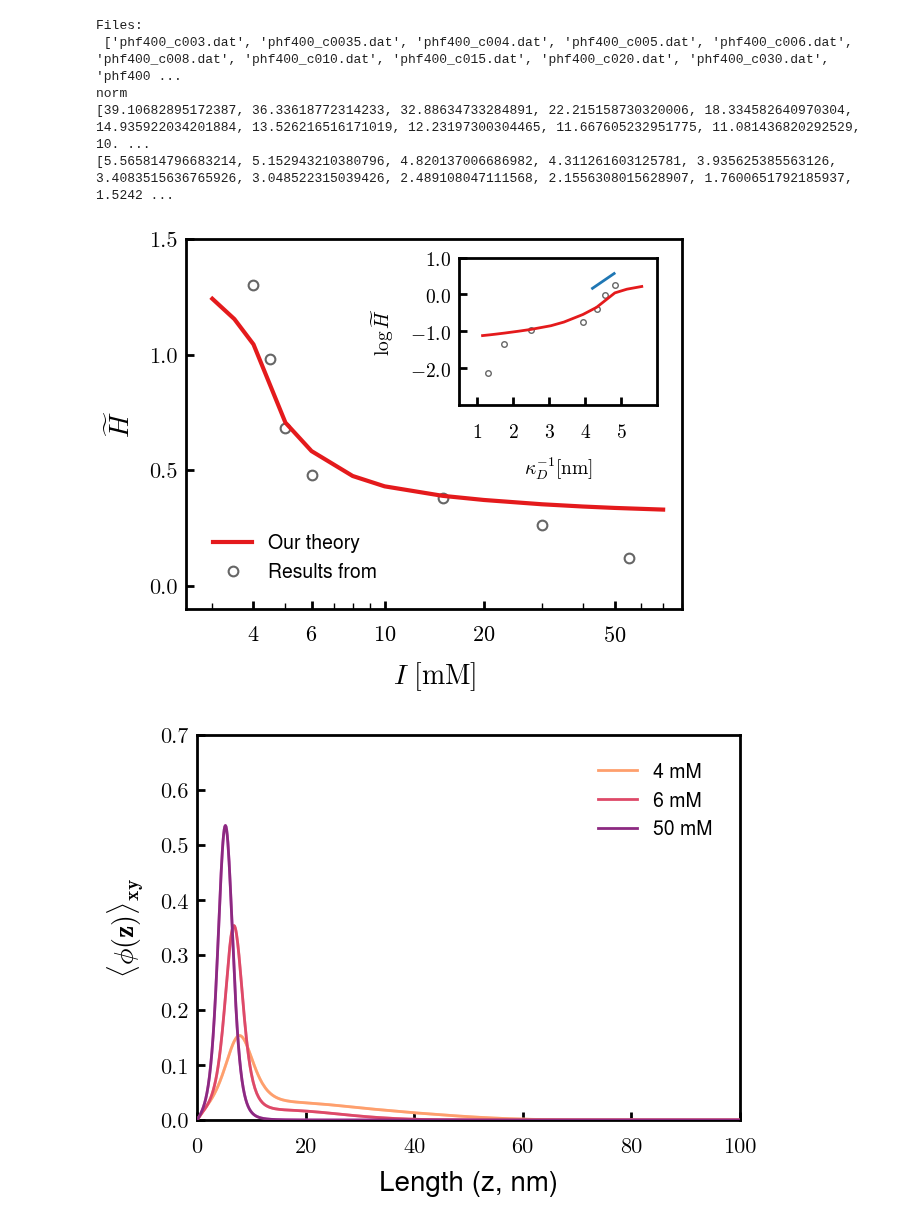
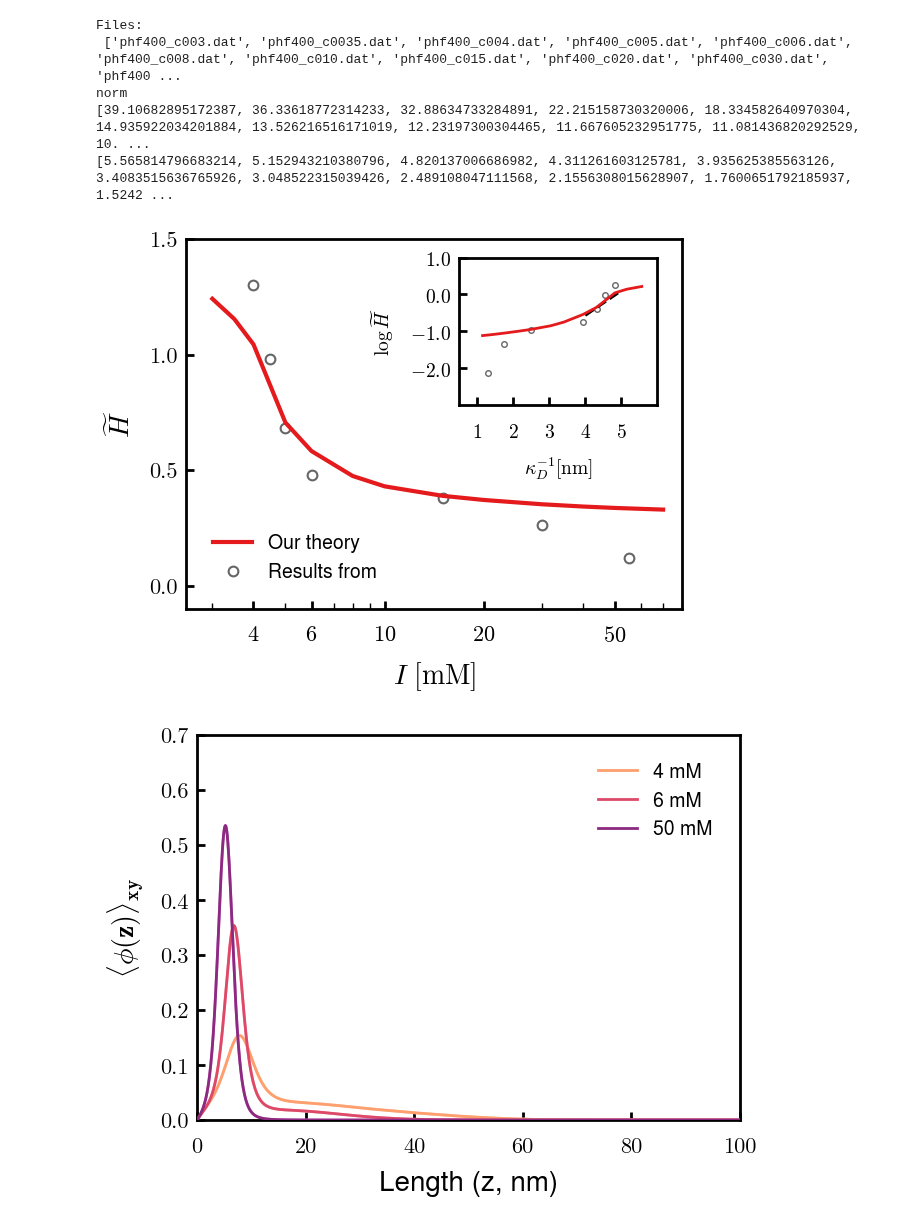
Before and after one commit to tyokokur/utilities, a Jupyter notebook: python/nfh_vis.ipynb, the cells around one changed output. Drawn from its saved outputs; the diff is of its cells as text; code cells hidden in the pictures.

```diff
--- a/python/nfh_vis.ipynb
+++ b/python/nfh_vis.ipynb
@@ -98,9 +98,9 @@ axins.plot(xDeb, ylog, 'o', c=tjy.lighten_color('k', 0.60), mew=1.0, ms=4, marke
 # ax.set_ylim(0.1, 1.5)
 # ax.set_yticks([0.1, 0.2, 0.5, 1.0, 1.5])
 
-ag_x = np.array([4.2, 4.8])
-ag_y = 2/3 * (ag_x - 3.5) - 0.3
-axins.plot(ag_x, ag_y)
+ag_x = np.array([4., 5.0])
+ag_y = 2/3 * (ag_x - 3.5) - 0.9
+axins.plot(ag_x, ag_y, 'k--')
 axins.set_xticks([1, 2, 3, 4, 5])
 axins.set_xlim(0.5, 6.0)
 axins.set_yticks([-2, -1, 0, 1])
@@ -110,34 +110,34 @@ axins.set_ylabel(r'$\log\widetilde{H}$', fontsize=14)
 axins.set_xlabel(r'$\mathbf{\kappa}_D^{-1} [\mathrm{nm}]$', fontsize=14)
 ax.legend(loc=3)
 
 ax.set_xscale('log')
 ax.set_xlim(2.5, 80)
 ax.set_xticks([4, 6, 10, 20, 50])
 
 ax.set_ylim(-0.1, 1.5)
 ax.set_yticks([0.0, 0.5, 1.0, 1.5])
 ax.set_ylabel(r'$\widetilde{H}$')
 ax.set_xlabel(r'$I\ [\mathrm{mM}]$')
 
 class xScalarFormatterClass(ticker.ScalarFormatter):
     def _set_format(self):
         self.format = "$%d$" # New precision
 class yScalarFormatterClass(ticker.ScalarFormatter):
     def _set_format(self):
         self.format = "$%.1f$" # New precision
 axins.xaxis.set_major_formatter(xScalarFormatterClass(useMathText=True))
 ax.xaxis.set_major_formatter(xScalarFormatterClass(useMathText=True))
 axins.yaxis.set_major_formatter(yScalarFormatterClass(useMathText=True))
 axins.xaxis.set_tick_params(labelsize=14)
 axins.yaxis.set_tick_params(labelsize=14)
 
 # plt.gcf().text(0.000, 0.82, '(a)', fontsize=24)
 tjy.ticks()
 
 # plt.savefig('./imgs/hprof.eps')
 plt.show()
 # %% [output]
-[figure, old version]
+[figure, new version]
 # %%
 # labs = ['003', '0035', '004', '005', '006', '008', '010', '020', '050']
 labs = ['004', '006', '050']
```
